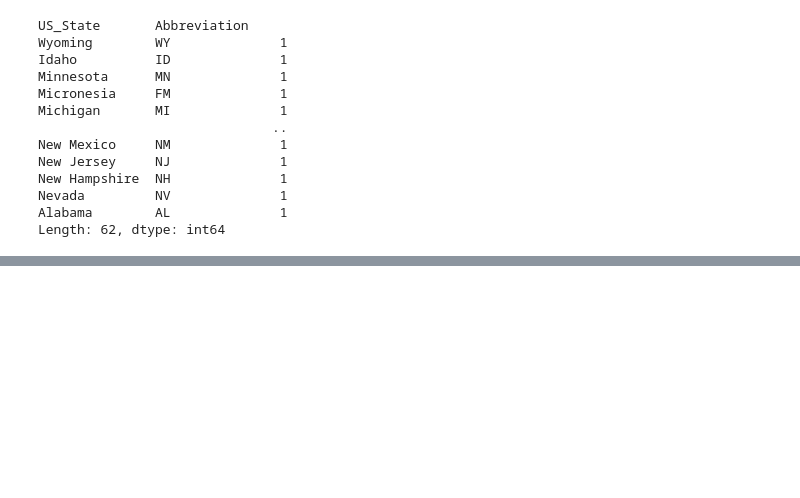
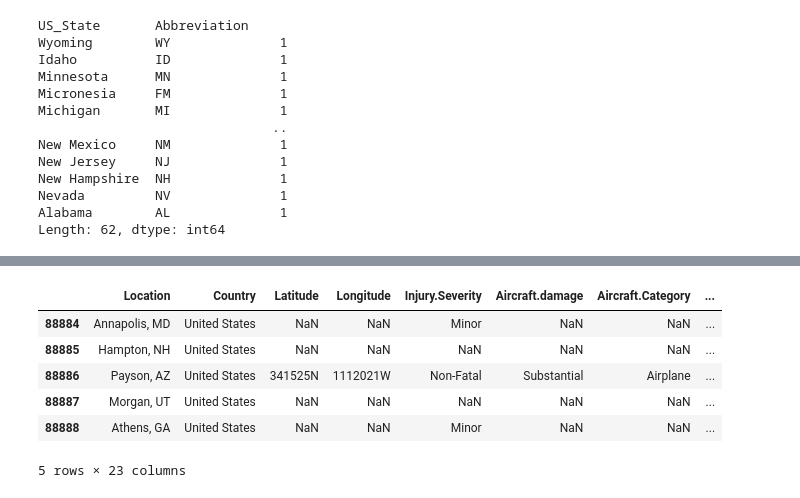
Before and after one commit to mercy-gh/Phase1Project, a Jupyter notebook: index.ipynb, the cells around one changed output, grey strips where cells are left out. Cells and saved outputs as stored; diff of their text form; code cells hidden in the pictures; blank space fills up the shorter version.

```diff
--- a/index.ipynb
+++ b/index.ipynb
@@ -119,0 +220,10 @@ The data from USState codes contains 62 rows, showing 62 states and 2 columns sh
+# %%
+aviation_df.tail()
+# %% [output]
+|  | Location | Country | Latitude | Longitude | Injury.Severity | Aircraft.damage | Aircraft.Category | ... |
+| 88884 | Annapolis, MD | United States | NaN | NaN | Minor | NaN | NaN | ... |
+| 88885 | Hampton, NH | United States | NaN | NaN | NaN | NaN | NaN | ... |
+| 88886 | Payson, AZ | United States | 341525N | 1112021W | Non-Fatal | Substantial | Airplane | ... |
+| 88887 | Morgan, UT | United States | NaN | NaN | NaN | NaN | NaN | ... |
+| 88888 | Athens, GA | United States | NaN | NaN | Minor | NaN | NaN | ... |
+5 rows × 23 columns
```
Also changed, not shown: parts of 31 cells of this notebook.
